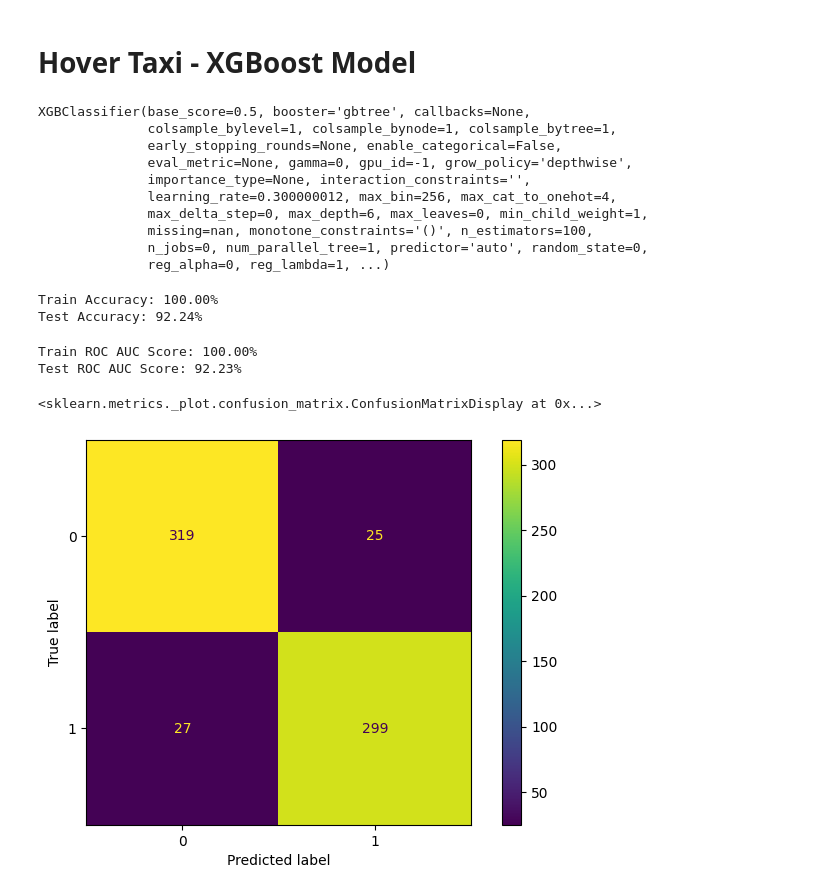
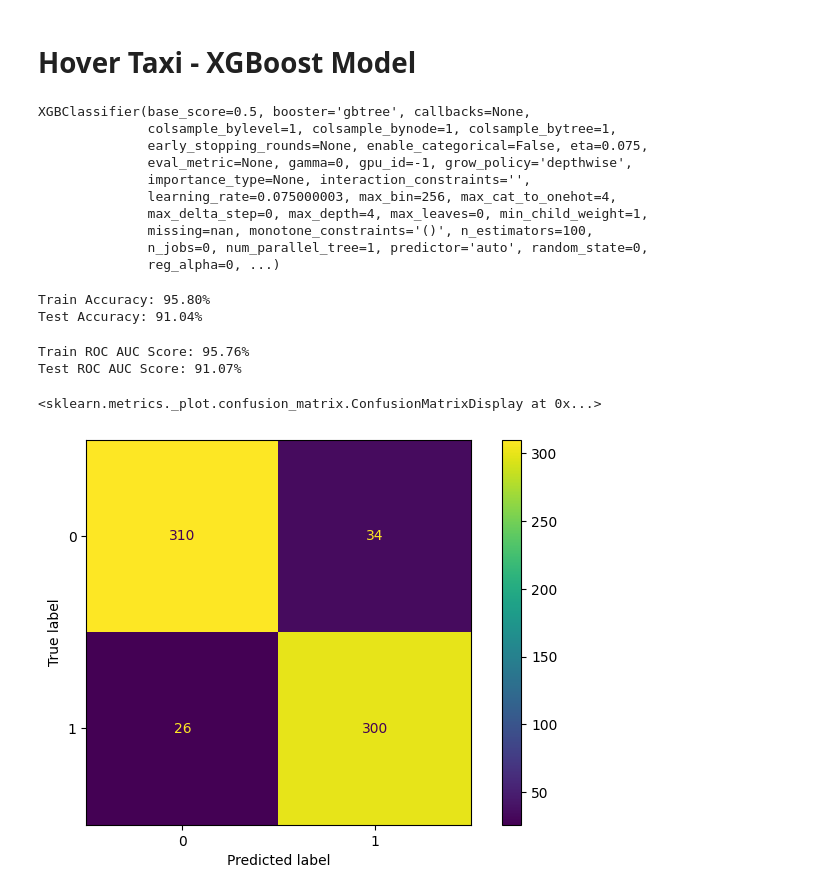
Before and after one commit to twolf190/Valkyrie, a Jupyter notebook: ML/XGBoost/ML_XGBoost_Hover.ipynb, the cells around one changed output. Drawn from its saved outputs; the diff is of its cells as text; code cells hidden in the pictures.

Commit message:
updated models

```diff
--- a/ML/XGBoost/ML_XGBoost_Hover.ipynb
+++ b/ML/XGBoost/ML_XGBoost_Hover.ipynb
@@ -124,7 +125,7 @@ See the caveats in the documentation: https://pandas.pydata.org/pandas-docs/stab
   df_temp['datetime'] = df_temp.datetime.dt.strftime('%Y-%m-%d %H:%M:%S').astype('datetime64[ns]')
 # %%
 #Combine files
-df = pd.concat([df1, df2, df3, df4, df5, df6]).reset_index()
+df = pd.concat([df1, df2, df3, df4, df5, df6, df7]).reset_index()
 len(df)
 # %% [output]
 7220
@@ -206,22 +207,25 @@ Name: hover, dtype: int64
 # Hover Taxi - XGBoost Model
 # %%
 #train and test split for model
-hover_x_train, hover_x_test, hover_y_train, hover_y_test = sk.model_selection.train_test_split(hover_x[model_features],hover_y,test_size=0.33,random_state=777)
+hover_x_train, hover_x_test, hover_y_train, hover_y_test = sk.model_selection.train_test_split(hover_x[model_features],
+                                                                                               hover_y,
+                                                                                               test_size=0.33,
+                                                                                               random_state=777)
 # %%
 #call XG Boost model and fit to data
-hover_model = XGBClassifier(use_label_encoder=False)
+hover_model = XGBClassifier(use_label_encoder=False, max_depth = 4, eta = .075)
 hover_model.fit(hover_x_train, hover_y_train)
 # %% [output]
 XGBClassifier(base_score=0.5, booster='gbtree', callbacks=None,
               colsample_bylevel=1, colsample_bynode=1, colsample_bytree=1,
-              early_stopping_rounds=None, enable_categorical=False,
+              early_stopping_rounds=None, enable_categorical=False, eta=0.075,
               eval_metric=None, gamma=0, gpu_id=-1, grow_policy='depthwise',
               importance_type=None, interaction_constraints='',
-              learning_rate=0.300000012, max_bin=256, max_cat_to_onehot=4,
-              max_delta_step=0, max_depth=6, max_leaves=0, min_child_weight=1,
+              learning_rate=0.075000003, max_bin=256, max_cat_to_onehot=4,
+              max_delta_step=0, max_depth=4, max_leaves=0, min_child_weight=1,
               missing=nan, monotone_constraints='()', n_estimators=100,
               n_jobs=0, num_parallel_tree=1, predictor='auto', random_state=0,
-              reg_alpha=0, reg_lambda=1, ...)
+              reg_alpha=0, ...)
 # %%
 #training model prediction
 hover_train_pred = hover_model.predict(hover_x_train)
@@ -236,8 +240,8 @@ hover_test_acc = sk.metrics.accuracy_score(hover_y_test, hover_pred)
 print("Train Accuracy: %.2f%%" % (hover_train_acc * 100.0))
 print("Test Accuracy: %.2f%%" % (hover_test_acc * 100.0))
 # %% [output]
-Train Accuracy: 100.00%
-Test Accuracy: 92.24%
+Train Accuracy: 95.80%
+Test Accuracy: 91.04%
 # %%
 #auc roc scores
 hover_train_roc = sk.metrics.roc_auc_score(hover_y_train, hover_train_pred)
@@ -246,13 +250,13 @@ hover_test_roc = sk.metrics.roc_auc_score(hover_y_test, hover_pred)
 print("Train ROC AUC Score: %.2f%%" % (hover_train_roc * 100.0))
 print("Test ROC AUC Score: %.2f%%" % (hover_test_roc * 100.0))
 # %% [output]
-Train ROC AUC Score: 100.00%
-Test ROC AUC Score: 92.23%
+Train ROC AUC Score: 95.76%
+Test ROC AUC Score: 91.07%
 # %%
 #confusion matrix
 fig, ax = plt.subplots(figsize=(8, 5))
-cmp = sk.metrics.ConfusionMatrixDisplay(sk.metrics.confusion_matrix(hover_y_test, hover_pred),)
+cmp = sk.metrics.ConfusionMatrixDisplay(sk.metrics.confusion_matrix(hover_y_test, hover_pred))
 cmp.plot(ax=ax)
 # %% [output]
 <sklearn.metrics._plot.confusion_matrix.ConfusionMatrixDisplay at 0x...>
-[figure, old version]
+[figure, new version]
```
Also changed, not shown: parts of 4 cells of this notebook, 2 other files.
